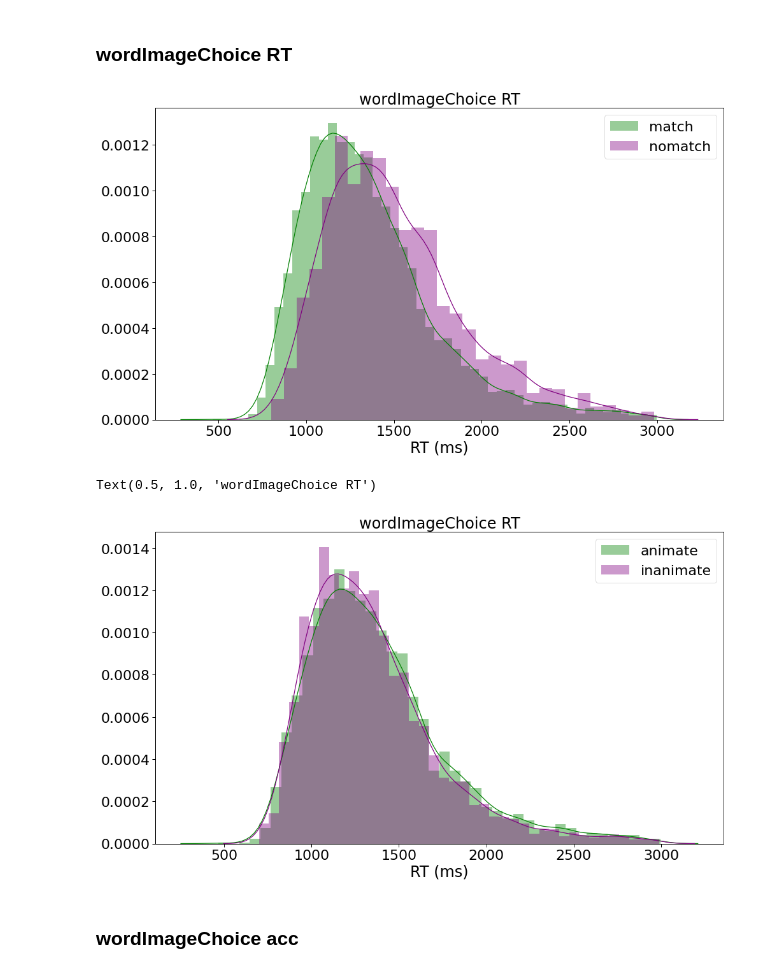
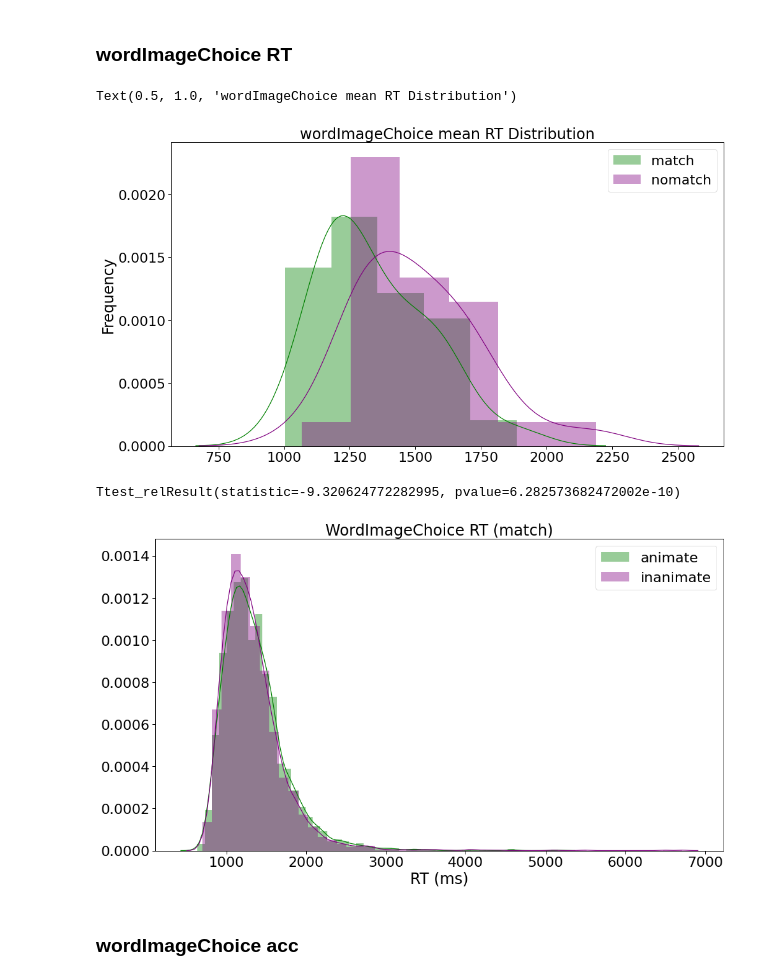
Before and after one commit to andlab-um/MT-EEG-dataset, a Jupyter notebook: behavior/behavior.ipynb, the cells around one changed output. Drawn from its saved outputs; the diff is of its cells as text; code cells hidden in the pictures.

```diff
--- a/behavior/behavior.ipynb
+++ b/behavior/behavior.ipynb
@@ -340,42 +414,46 @@ for option in ["option_left", "option_right"]:
     wi_df[option] = wi_df[option].map({"匹配":"match", "不匹配":"nomatch"})
 # rename mouse.clicked_name columns
 wi_df["mouse.clicked_name"] = wi_df["mouse.clicked_name"].map({"rect_left":"left", "rect_right":"right"})
-wi_df.rename(columns={"mouse.clicked_name":"side"}, inplace=True)
+wi_df.rename(columns={"mouse.clicked_name":"side",  "trials.thisN":"trialN"}, inplace=True)
 # %%
 # get animacy of word
 wi_df["animacy"] = wi_df["item_word"].apply(lambda x: animacy_dict[x])
 # match or not
 wi_df["relation"] = wi_df["isMatch"].map({True:"match", False:"nomatch"})
-# get rt
-wi_df["rt"] = wi_df[["word_item.started", "word_item_2.started"]].apply(lambda x: np.round((x["word_item_2.started"] - x["word_item.started"]) * 1000), axis=1)
 # get mouse response
 wi_df["response"] = wi_df.apply(lambda x: x["option_left"] if x["side"] == "left" else x["option_right"], axis=1)
 # calculate correct
 wi_df["correct"] = wi_df.apply(lambda x: x["relation"] == x["response"], axis=1)
-# %%
-wi_df = wi_df[wi_df["rt"] < max_time]
 # %% [markdown]
 ### wordImageChoice RT
+# %%
+wi_df_corr = wi_df[wi_df["correct"] == True]
 # %%
 # match/nomatch
-sns.distplot(wi_df[wi_df["relation"] == "match"]["rt"], color="green", label="match")
-sns.distplot(wi_df[wi_df["relation"] == "nomatch"]["rt"], color="purple", label="nomatch")
+sns.distplot(wi_df_corr[wi_df_corr["relation"] == "match"].groupby("sub")["rt"].mean(), color="green", label="match")
+sns.distplot(wi_df_corr[wi_df_corr["relation"] == "nomatch"].groupby("sub")["rt"].mean(), color="purple", label="nomatch")
 plt.legend()
-plt.xlabel("RT (ms)")
-plt.title("wordImageChoice RT")
-plt.savefig("./figures/wimatch/rt-match.svg", bbox_inches="tight")
+plt.xlabel("")
+plt.ylabel("Frequency")
+plt.title("wordImageChoice mean RT Distribution")
+# plt.savefig("./figures/wordchoice/rt-match.svg", bbox_inches="tight")
 # %% [output]
+Text(0.5, 1.0, 'wordImageChoice mean RT Distribution')
-[figure, old version]
+[figure, new version]
+# %%
+stats.ttest_rel(wi_df_corr[wi_df_corr["relation"] == "match"].groupby("sub")["rt"].mean(), wi_df_corr[wi_df_corr["relation"] == "nomatch"].groupby("sub")["rt"].mean())
+# %% [output]
+Ttest_relResult(statistic=-9.320624772282995, pvalue=6.282573682472002e-10)
 # %%
 # animate/non-animate
-sns.distplot(wi_df[(wi_df["animacy"] == "animate") & (wi_df.relation == "match")]["rt"], color="green", label="animate")
-sns.distplot(wi_df[(wi_df["animacy"] == "inanimate") & (wi_df.relation == "match")]["rt"], color="purple", label="inanimate")
+sns.distplot(wi_df_corr[(wi_df_corr["animacy"] == "animate") & (wi_df.relation == "match")]["rt"], color="green", label="animate")
+sns.distplot(wi_df_corr[(wi_df_corr["animacy"] == "inanimate") & (wi_df.relation == "match")]["rt"], color="purple", label="inanimate")
 plt.legend()
 plt.xlabel("RT (ms)")
-plt.title("wordImageChoice RT")
+plt.title("WordImageChoice RT (match)")
+plt.savefig("../figures/wimatch/rt-animacy.svg", bbox_inches="tight")
 # %% [output]
-Text(0.5, 1.0, 'wordImageChoice RT')
-[figure, old version]
+[figure, new version]
 # %% [markdown]
 ### wordImageChoice acc
 # %%
```
Also changed, not shown: parts of 76 cells of this notebook.
